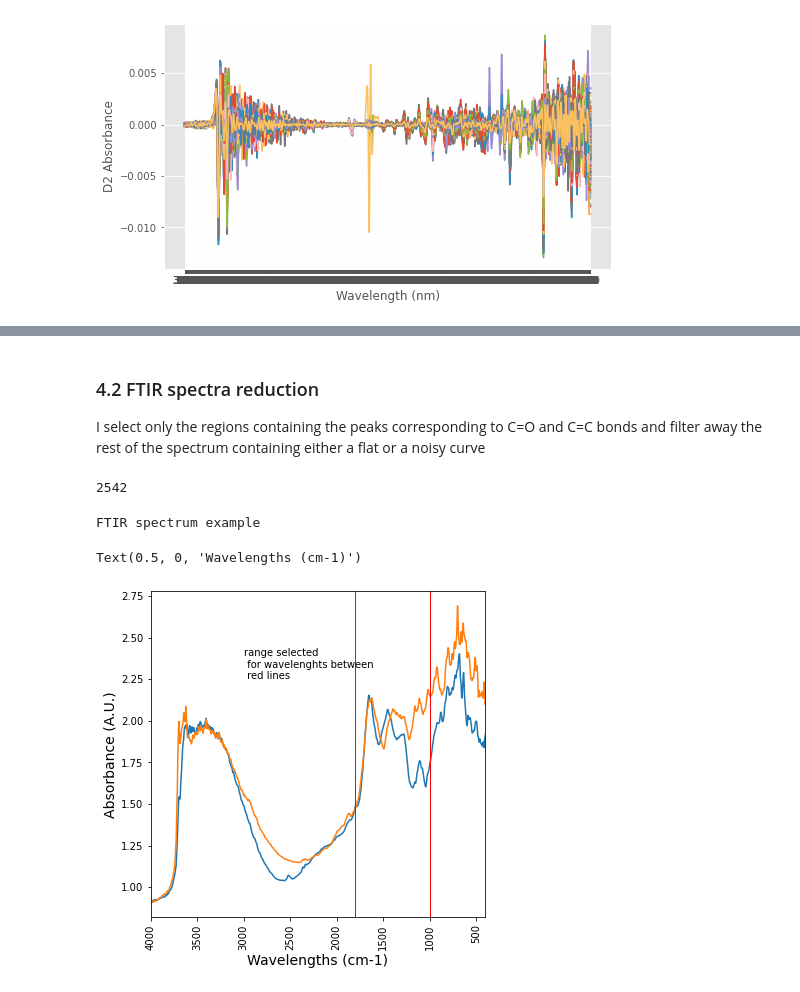
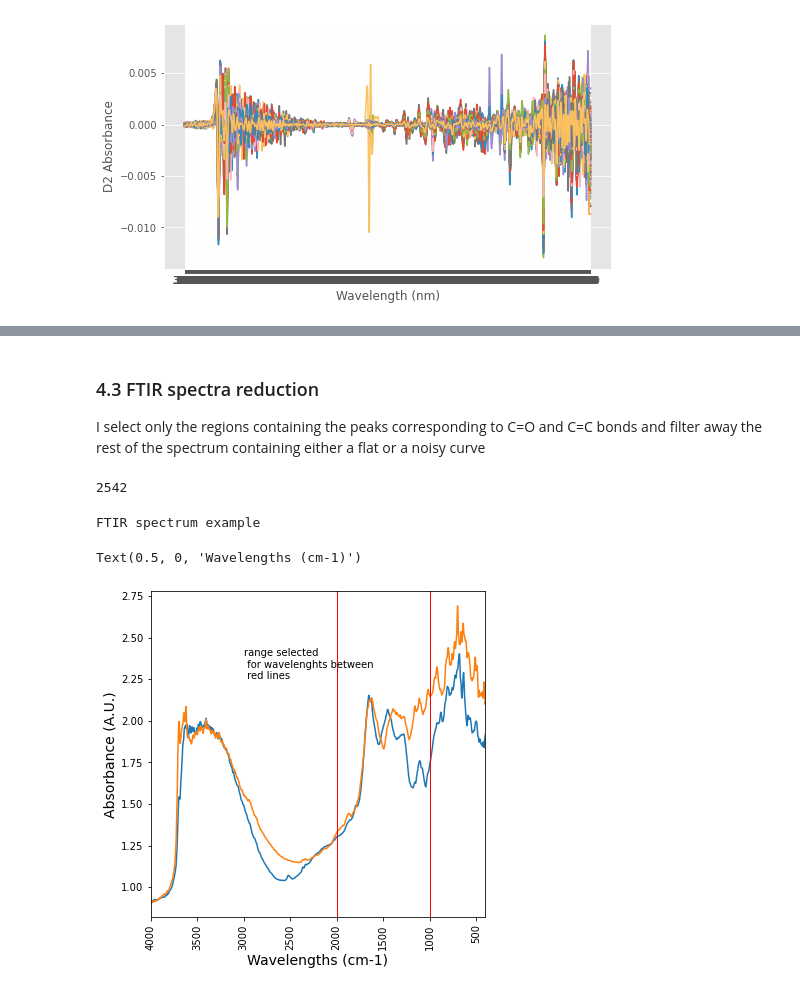
Before and after one commit to opsabarsec/African-soil-chemistry, a Jupyter notebook: afsis-soil-chem-MODEL.ipynb, the cells around one changed output, grey strips where cells are left out. Cells and saved outputs as stored; diff of their text form; code cells hidden in the pictures.

```diff
--- a/afsis-soil-chem-MODEL.ipynb
+++ b/afsis-soil-chem-MODEL.ipynb
@@ -701,5 +712,5 @@ Text(0.5, 1.0, 'PLS regression for FTIR derivative function')
 # %% [markdown]
-### 4.2 FTIR spectra reduction
+### 4.3 FTIR spectra reduction
 
 I select only the regions containing the peaks corresponding to C=O and C=C bonds and filter away the rest of the spectrum containing either a flat or a noisy curve
 # %%
@@ -710,24 +721,24 @@ print(len(FTIR_spectra.labda))
 2542
 # %%
 wavelenght_lower_limit = 1000
-wavelenght_upper_limit = 1800
+wavelenght_upper_limit = 2000
 print('FTIR spectrum example')
 plt.figure(figsize= (6,6))
 
 
 plt.plot(FTIR_spectra['labda'],FTIR_spectra['icr033603'])
 plt.plot(FTIR_spectra['labda'],FTIR_spectra['icr048642'])
 plt.axvline(x= wavelenght_upper_limit , ymin=0, ymax=1, color='r', linewidth = 1)
 plt.axvline(x= wavelenght_lower_limit , ymin=0, ymax=1, color='r', linewidth = 1)
 plt.text(3000, 2.25, 'range selected \n for wavelenghts between \n red lines')
 plt.xticks(rotation=90)
 plt.xlim(4000,400)
 plt.ylabel('Absorbance (A.U.)', fontsize=14)
 plt.xlabel('Wavelengths (cm-1)', fontsize = 14)
 # %% [output]
 FTIR spectrum example
 Text(0.5, 0, 'Wavelengths (cm-1)')
-[figure, old version]
+[figure, new version]
 # %%
 df_MIR_FTIRspectra =  FTIR_spectra[FTIR_spectra['labda'] > wavelenght_lower_limit]
 df_MIR_FTIRspectra = df_MIR_FTIRspectra[df_MIR_FTIRspectra['labda'] < wavelenght_upper_limit]
```
Also changed, not shown: parts of 23 cells of this notebook.
